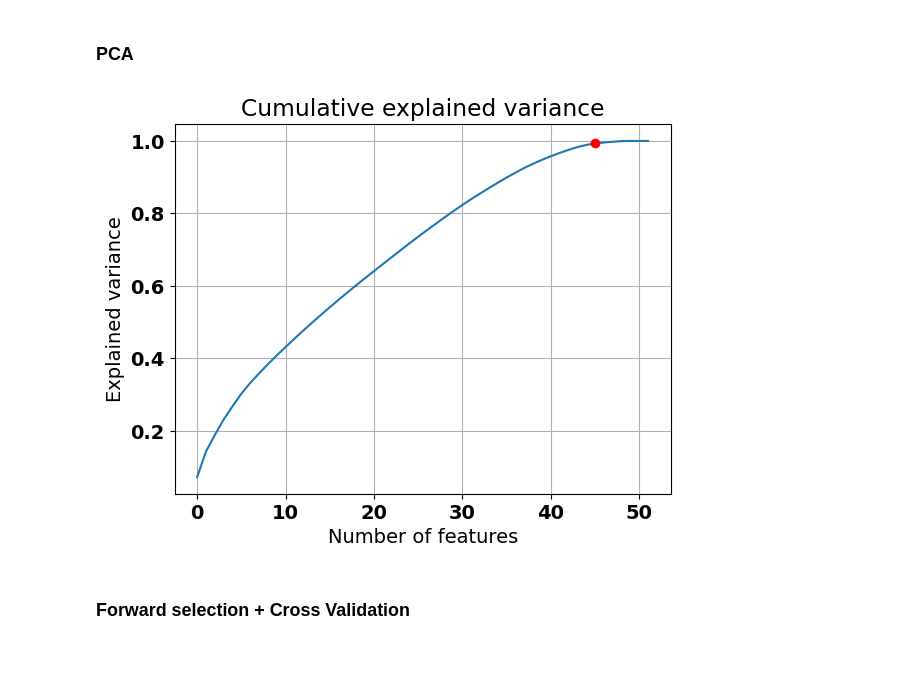
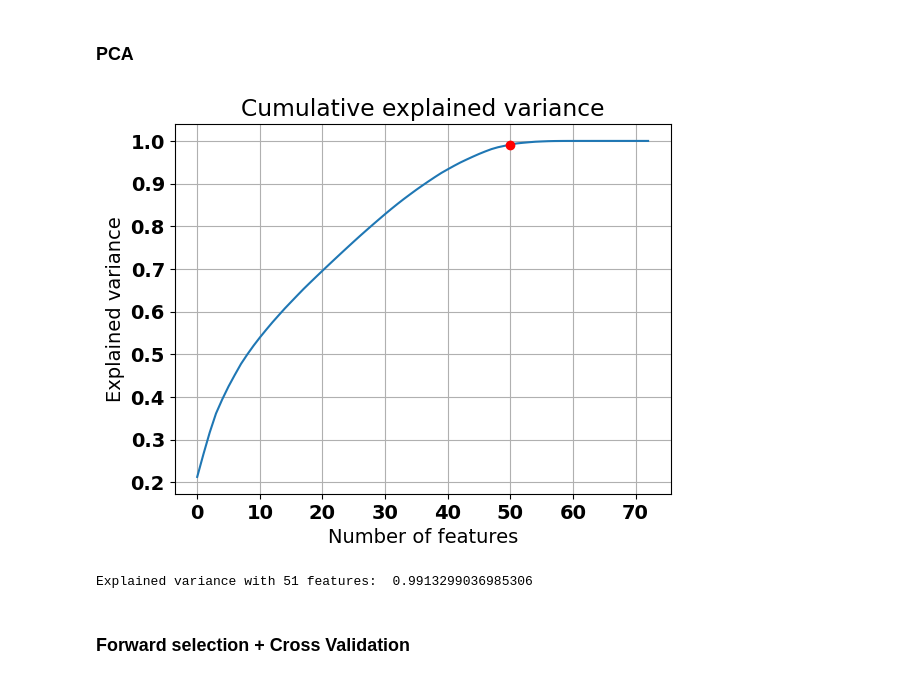
Before and after one commit to jose-melo/airbnb-berlin-price, a Jupyter notebook: src/berlin.ipynb, the cells around one changed output. Saved outputs shown, nothing was run; the diff lists cells and outputs as text; code cells hidden in the pictures.

```diff
--- a/src/berlin.ipynb
+++ b/src/berlin.ipynb
@@ -287,28 +356,15 @@ def make_pca_analysis():
     plt.grid()
     plt.ylabel('Explained variance')
     plt.xlabel('Number of features')
-    plt.plot(45,0.99332219,'ro')
+    plt.plot(50, 0.99132,'ro')
     plt.show()
 
-    print('Explained variance with 45 features: ', acc_sum[45])
+    print('Explained variance with 51 features: ', acc_sum[50])
-# %%
-pipe = Pipeline([('median_imputer', FunctionTransformer(median_imputer)),
-('scaler', StandardScaler()),
-('pca', PCA())])
-
-pipe.fit(X_train)
-explained_variance = pipe['pca'].explained_variance_ratio_
-acc_sum = np.cumsum(explained_variance)
-
-plt.title('Cumulative explained variance')
-plt.plot(acc_sum)
-plt.grid()
-plt.ylabel('Explained variance')
-plt.xlabel('Number of features')
-plt.plot(45,0.99332219,'ro')
-plt.savefig('./pca.pdf')
-# %% [output]
-[figure, removed]
+# %%
+make_pca_analysis()
+# %% [output]
+[figure, added]
+Explained variance with 51 features:  0.9913299036985306
 # %%
 def multi_collinearity_heatmap(df, figsize=(11,9)):
 
```
Also changed, not shown: parts of 18 cells of this notebook, 2 other files.
